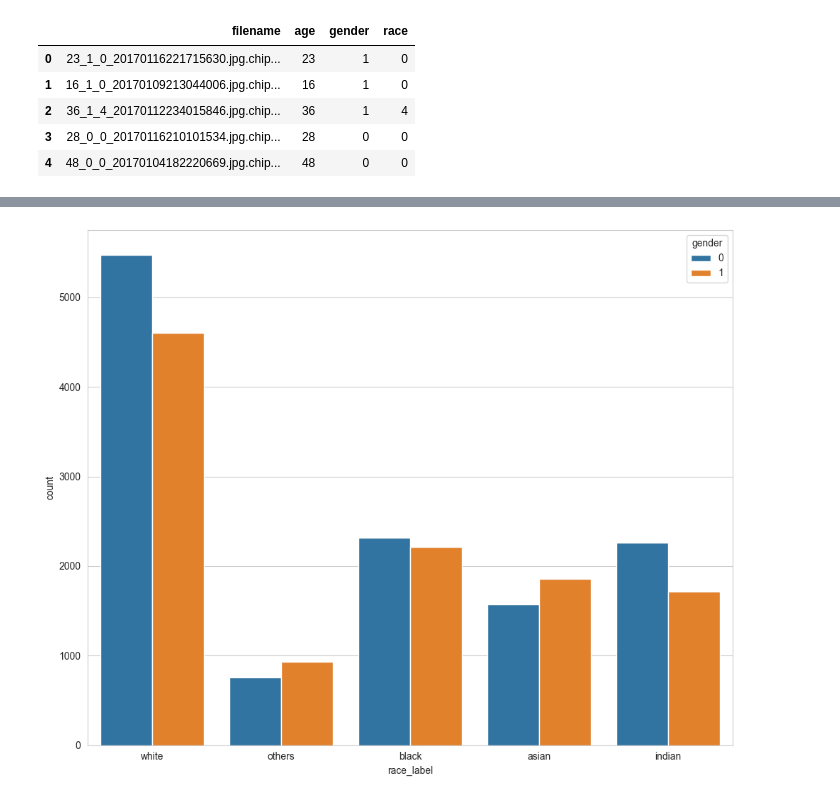
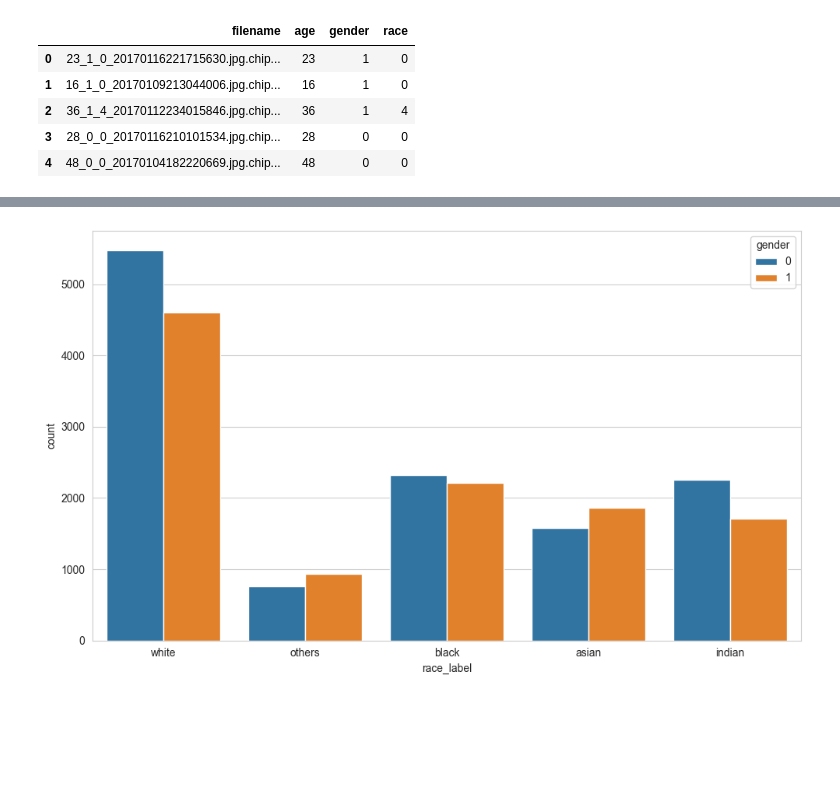
Before and after one commit to cqberg/project-null, a Jupyter notebook: eda.ipynb, the cells around one changed output, grey strips where cells are left out. Cells and saved outputs as stored; diff of their text form; code cells hidden in the pictures; blank space fills up the shorter version.

```diff
--- a/eda.ipynb
+++ b/eda.ipynb
@@ -55,8 +56,8 @@ plt.show()
 # %%
-plt.figure(figsize=(10,8))
+plt.figure(figsize=(10,6))
 sns.countplot(df, x="race_label", hue="gender")
 plt.tight_layout()
 plt.show()
 # %% [output]
-[figure, old version]
+[figure, new version]
 # %%
```
Also changed, not shown: parts of 4 cells of this notebook, 3 other files.
